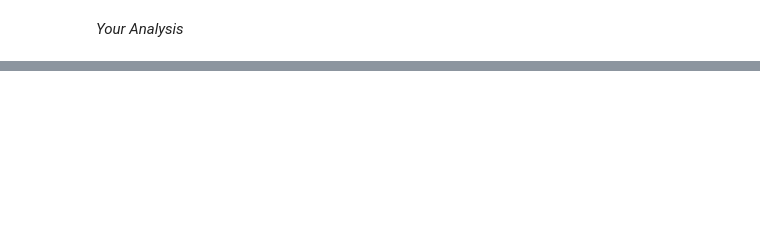
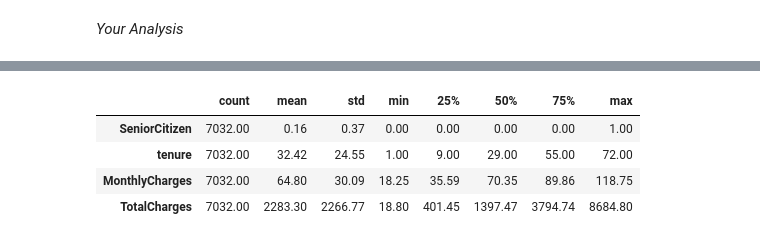
Before and after one commit to aKrishnan0817/Telco_Churn_Analysis, a Jupyter notebook: Atul_Krishnan_Telco_Assignment_Template.ipynb, the cells around one changed output, grey strips where cells are left out. Saved outputs shown, nothing was run; the diff lists cells and outputs as text; code cells hidden in the pictures; blank space fills up the shorter version.

```diff
--- a/Atul_Krishnan_Telco_Assignment_Template.ipynb
+++ b/Atul_Krishnan_Telco_Assignment_Template.ipynb
@@ -85,0 +108,3 @@ data.head()
+# %%
+df['TotalCharges'] = pd.to_numeric(df['TotalCharges'], errors='coerce')
+df.isnull().sum()
@@ -85,0 +129,9 @@ data.head()
+# %%
+df.dropna(inplace=True)
+df.describe().T
+# %% [output]
+|  | count | mean | std | min | 25% | 50% | 75% | max |
+| SeniorCitizen | 7032.00 | 0.16 | 0.37 | 0.00 | 0.00 | 0.00 | 0.00 | 1.00 |
+| tenure | 7032.00 | 32.42 | 24.55 | 1.00 | 9.00 | 29.00 | 55.00 | 72.00 |
+| MonthlyCharges | 7032.00 | 64.80 | 30.09 | 18.25 | 35.59 | 70.35 | 89.86 | 118.75 |
+| TotalCharges | 7032.00 | 2283.30 | 2266.77 | 18.80 | 401.45 | 1397.47 | 3794.74 | 8684.80 |
```
Also changed, not shown: parts of 16 cells of this notebook.
